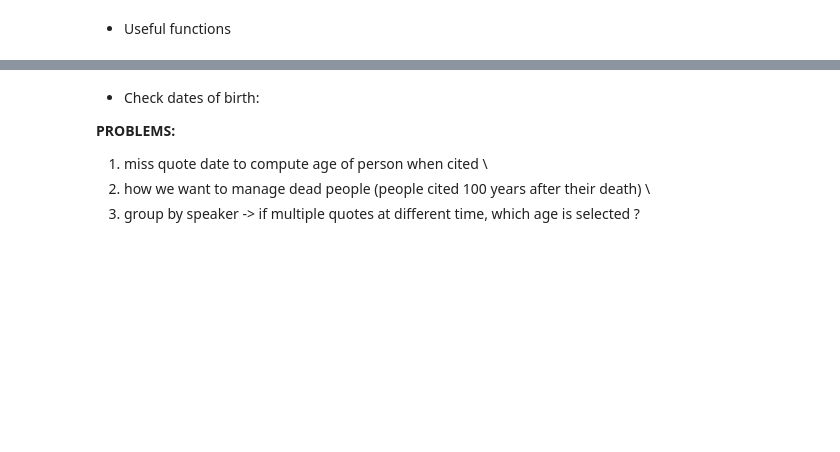
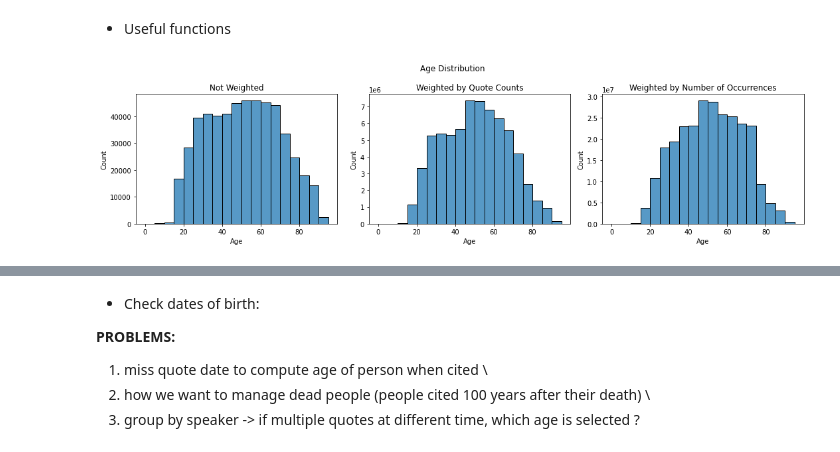
Before and after one commit to epfl-ada/ada-2021-project-cool-group-name, a Jupyter notebook: Data Analysis Speaker.ipynb, the cells around one changed output, grey strips where cells are left out. Cells and saved outputs as stored; diff of their text form; code cells hidden in the pictures; blank space fills up the shorter version.

```diff
--- a/Data Analysis Speaker.ipynb
+++ b/Data Analysis Speaker.ipynb
@@ -270,3 +255,35 @@ def plot_feature_occurences(feature_count, ax, number=20):
     # plot chart
     chart = sns.barplot(x=list(feature_count.keys())[:number], y=list(feature_count.values())[:number], ax=ax)
     chart.set_xticklabels(chart.get_xticklabels(), rotation=90);
+# %%
+def plot_weighted_distribution(df, feature, n_bars = 20, figsize = (15, 4), **plot_kwargs):
+    is_categorical = df.dtypes[feature] != 'float'
+    feature_titled = feature.title()
+
+    df = df.apply(lambda row: {feature_titled: row[feature],
+                               'Quote Counts': row['quote_count'],
+                               'Number of Occurrences': sum(row['num_occurrences'])},
+                  axis = 1,
+                  result_type = 'expand')
+
+    df.dropna(axis = 0, how = 'any')
+    df.reset_index(drop = True, inplace = True)
+
+    fig, axes = plt.subplots(1, 3, figsize = figsize)
+
+    if is_categorical:
+        value_counts = df.groupby(feature_titled).aggregate({'Not Weighted': np.size, 'Quote Counts': np.sum, 'Number of Occurrences': np.sum})
+
+    else:
+
+        for ax, weight_col in zip(axes, (None, 'Quote Counts', 'Number of Occurrences')):
+            sns.histplot(data = df, x = feature_titled, weights = weight_col, ax = ax, **plot_kwargs)
+            ax.set_title("Not Weighted" if weight_col is None else "Weighted by " + weight_col)
+
+    fig.suptitle(feature_titled + " Distribution")
+    fig.tight_layout()
+
+
+plot_weighted_distribution(df, 'age', bins = range(0, 100, 5))
+# %% [output]
+[figure, added]
```
Also changed, not shown: parts of 15 cells of this notebook.
